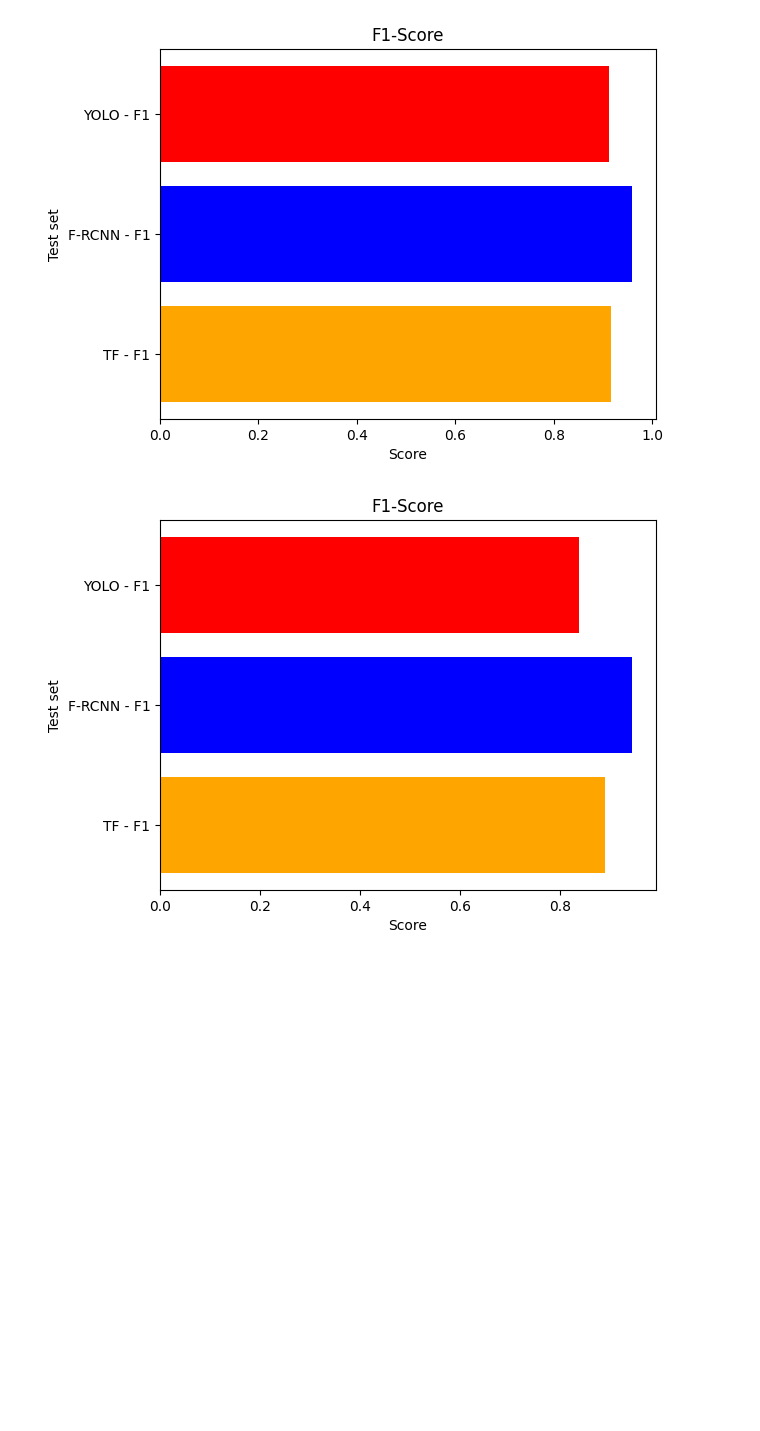
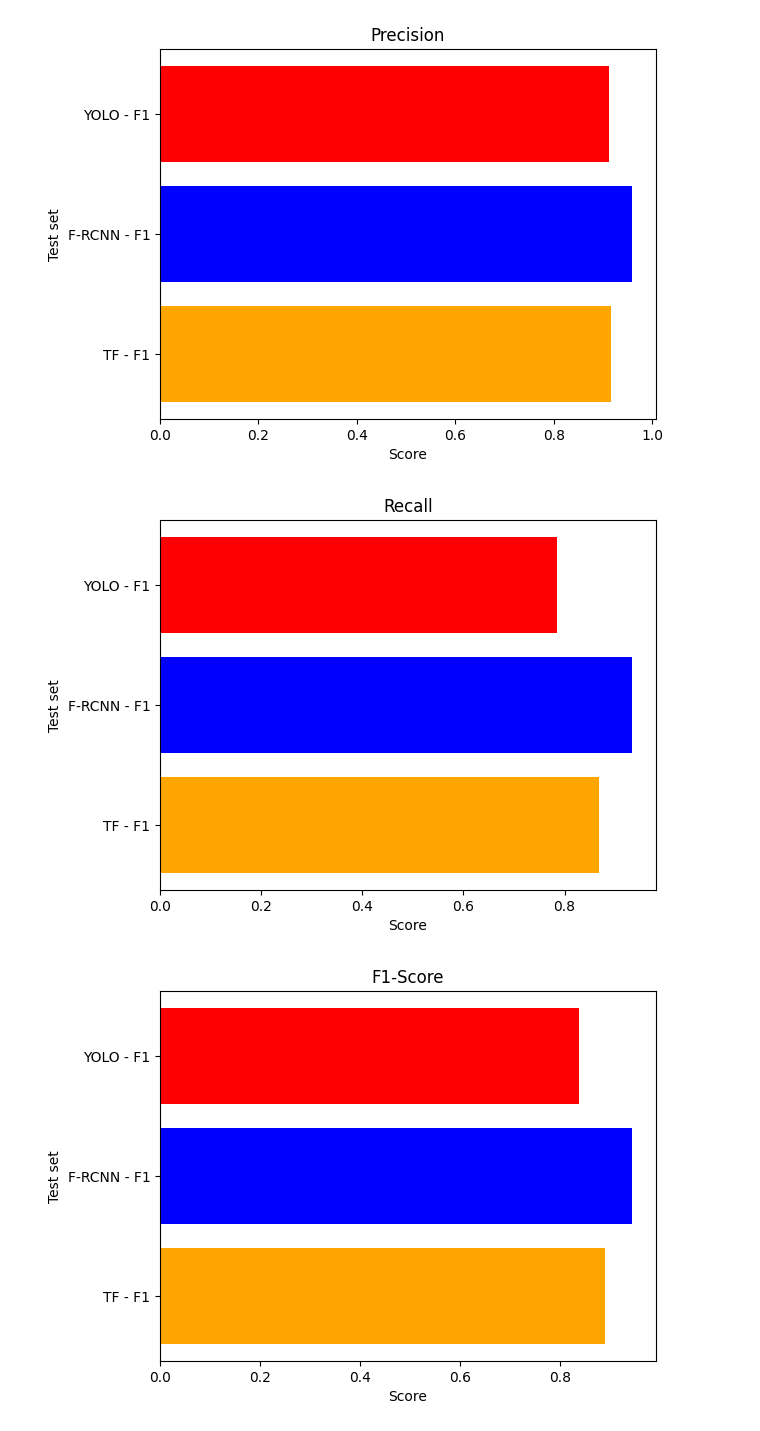
Before and after one commit to ivamorgra/MLE-G1, a Jupyter notebook: code/Results/Results.ipynb, the cells around one changed output. Cells and saved outputs as stored; diff of their text form; code cells hidden in the pictures; blank space fills up the shorter version.

```diff
--- a/code/Results/Results.ipynb
+++ b/code/Results/Results.ipynb
@@ -183,6 +183,33 @@ plt.title('Precision')
 plt.show()
 # %% [output]
 [figure]
+# %%
+yolo_f1 = mean([yolo_dog["recall"], yolo_train["recall"], yolo_apple["recall"]])
+faster_rcnn_f1 = mean([faster_rcnn_dog["recall"], faster_rcnn_train["recall"], faster_rcnn_apple["recall"]])
+tensorflow_f1 = mean([tensorflow_dog["recall"], tensorflow_train["recall"], tensorflow_apple["recall"]])
+
+values = [yolo_f1, faster_rcnn_f1,tensorflow_f1]
+values.reverse()
+
+# Your category names
+categories = ['YOLO - F1', 'F-RCNN - F1','TF - F1']
+categories.reverse()
+
+# Set colors for the top 3 and bottom 3
+colors = ['orange', 'blue','red'] * 3
+
+# Create the horizontal bar chart
+plt.barh(categories, values, color=colors)
+
+# Set labels and title
+plt.xlabel('Score')
+plt.ylabel('Test set')
+plt.title('Recall')
+
+# Show the plot
+plt.show()
+# %% [output]
+[figure, added]
 # %%
 yolo_f1 = mean([yolo_dog["f1"], yolo_train["f1"], yolo_apple["f1"]])
 faster_rcnn_f1 = mean([faster_rcnn_dog["f1"], faster_rcnn_train["f1"], faster_rcnn_apple["f1"]])
```
Also changed, not shown: parts of 1 cell of this notebook, 1 other file.
